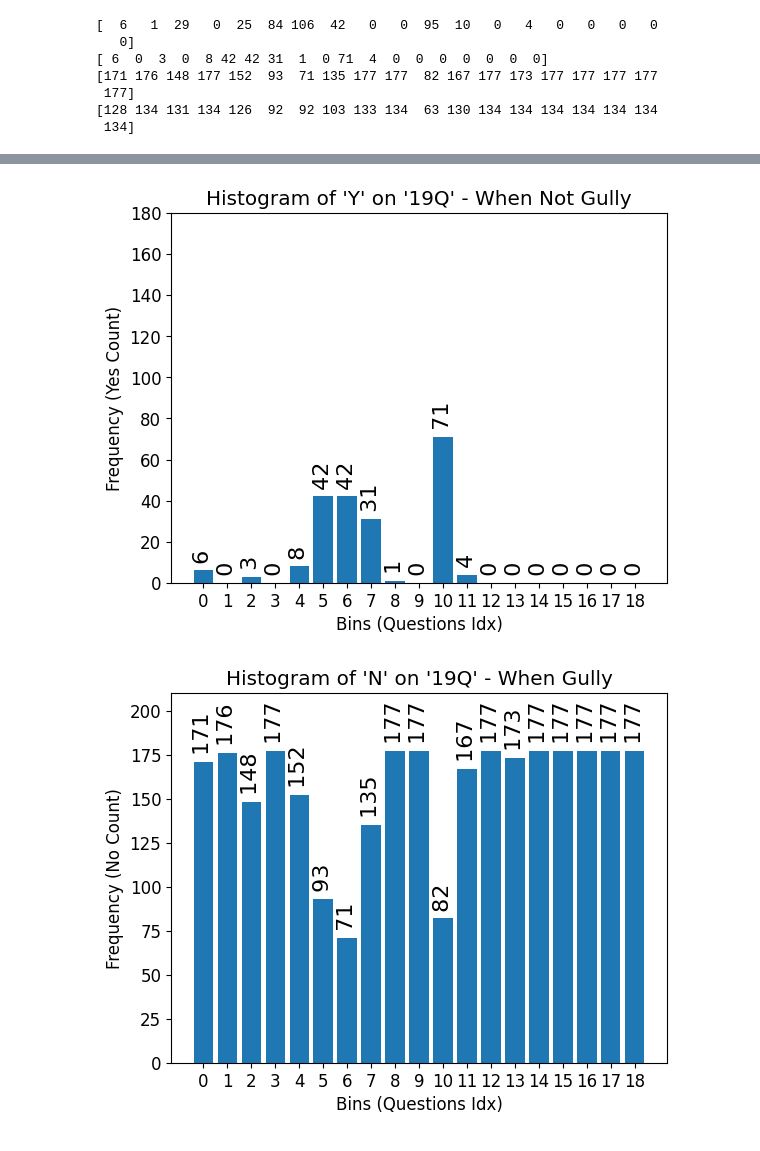
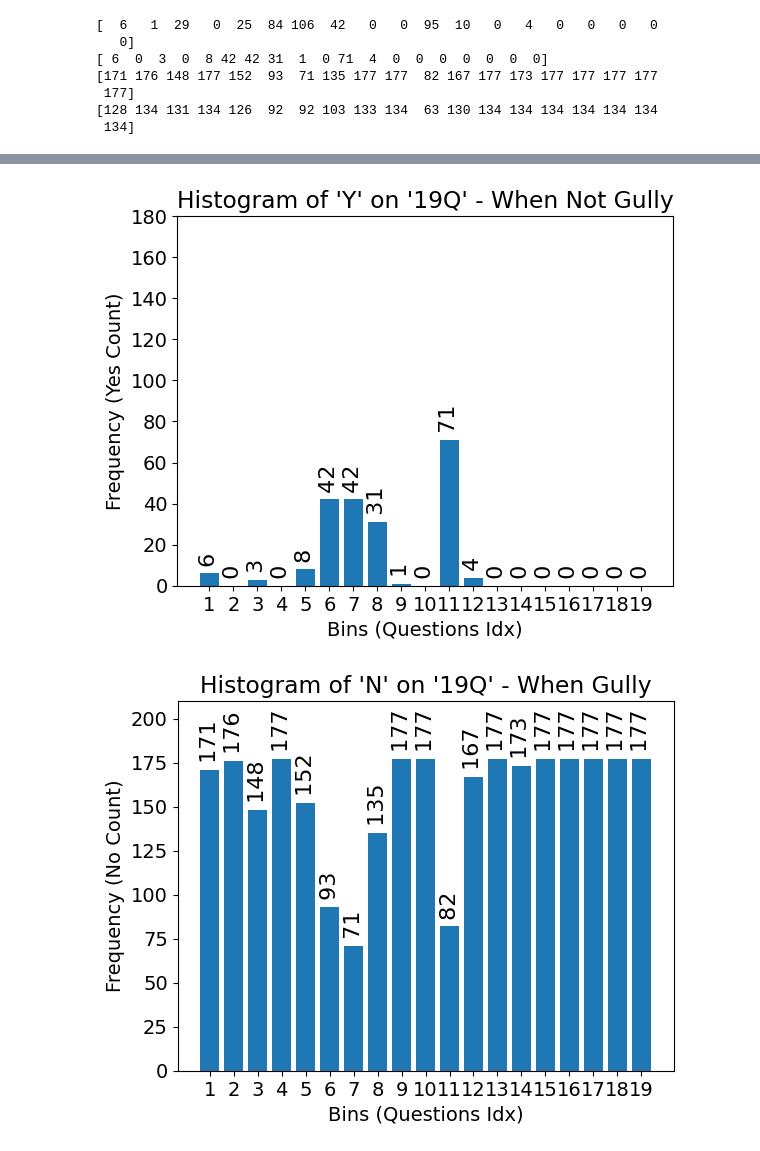
Before and after one commit to SMATousi/WACV-2025-Workshop-ViGIR, a Jupyter notebook: WACV_histogram_questions.ipynb, the cells around one changed output, grey strips where cells are left out. Saved outputs shown, nothing was run; the diff lists cells and outputs as text; code cells hidden in the pictures.

```diff
--- a/WACV_histogram_questions.ipynb
+++ b/WACV_histogram_questions.ipynb
@@ -176,7 +176,7 @@ print(no_histogram_not_gully_values)
  134]
 # %%
 import matplotlib
-matplotlib.rcParams.update({'font.size': 12})
+matplotlib.rcParams.update({'font.size': 14})
 
 fig, ax = plt.subplots()
 values = np.linspace(0, num_questions-1, num_questions)
@@ -186,7 +186,7 @@ for bar in bars:
     ax.text(bar.get_x() + bar.get_width() / 2, yval, " "+str(yval), va='bottom', ha='center', rotation=90, fontsize=16, horizontalalignment='center')
 
 
-plt.xticks(np.arange(num_questions))
+plt.xticks(ticks = np.arange(num_questions), labels=list(np.arange(num_questions)+1))
 plt.xlabel('Bins (Questions Idx)')
 plt.ylabel('Frequency (Yes Count)')
 plt.title("Histogram of 'Y' on '19Q' - When Gully")
@@ -209,7 +209,8 @@ for bar in bars:
     #ax.text(bar.get_x() + bar.get_width() / 2, yval, str(yval), va='bottom', ha='center')
 
 
-plt.xticks(np.arange(num_questions))
+#plt.xticks(np.arange(num_questions))
+plt.xticks(ticks = np.arange(num_questions), labels=list(np.arange(num_questions)+1))
 plt.xlabel('Bins (Questions Idx)')
 plt.ylabel('Frequency (Yes Count)')
 plt.title("Histogram of 'Y' on '19Q' - When Not Gully")
@@ -218,32 +219,33 @@ plt.ylim([0,180])
 plt.savefig("histogram_yes_when_not_gully_19.pdf")
 plt.show()
 # %% [output]
-[figure, old version]
+[figure, new version]
 # %%
 fig, ax = plt.subplots()
 values = np.linspace(0, num_questions-1, num_questions)
 bars = ax.bar(values, no_histogram_gully_values)
 for bar in bars:
     yval = bar.get_height()
     ax.text(bar.get_x() + bar.get_width() / 2, yval, " "+str(yval), va='bottom', ha='center', rotation=90, fontsize=16, horizontalalignment='center')
     #ax.text(bar.get_x() + bar.get_width() / 2, yval, str(yval), va='bottom', ha='center')
 
 
-plt.xticks(np.arange(num_questions))
+#plt.xticks(np.arange(num_questions))
+plt.xticks(ticks = np.arange(num_questions), labels=list(np.arange(num_questions)+1))
 plt.xlabel('Bins (Questions Idx)')
 plt.ylabel('Frequency (No Count)')
 #plt.title('Histogram of No on the 15 Questions - When Gully')
 plt.title("Histogram of 'N' on '19Q' - When Gully")
 plt.ylim([0,210])
 
 plt.savefig("histogram_no_when_gully_19.pdf")
 plt.show()
 
 
 
 #plt.hist(histogram_gully_values, bins=15, color='skyblue', edgecolor='black')
 # %% [output]
-[figure, old version]
+[figure, new version]
 # %%
 fig, ax = plt.subplots()
 values = np.linspace(0, num_questions-1, num_questions)
```
Also changed, not shown: parts of 2 cells of this notebook, 4 other files.
